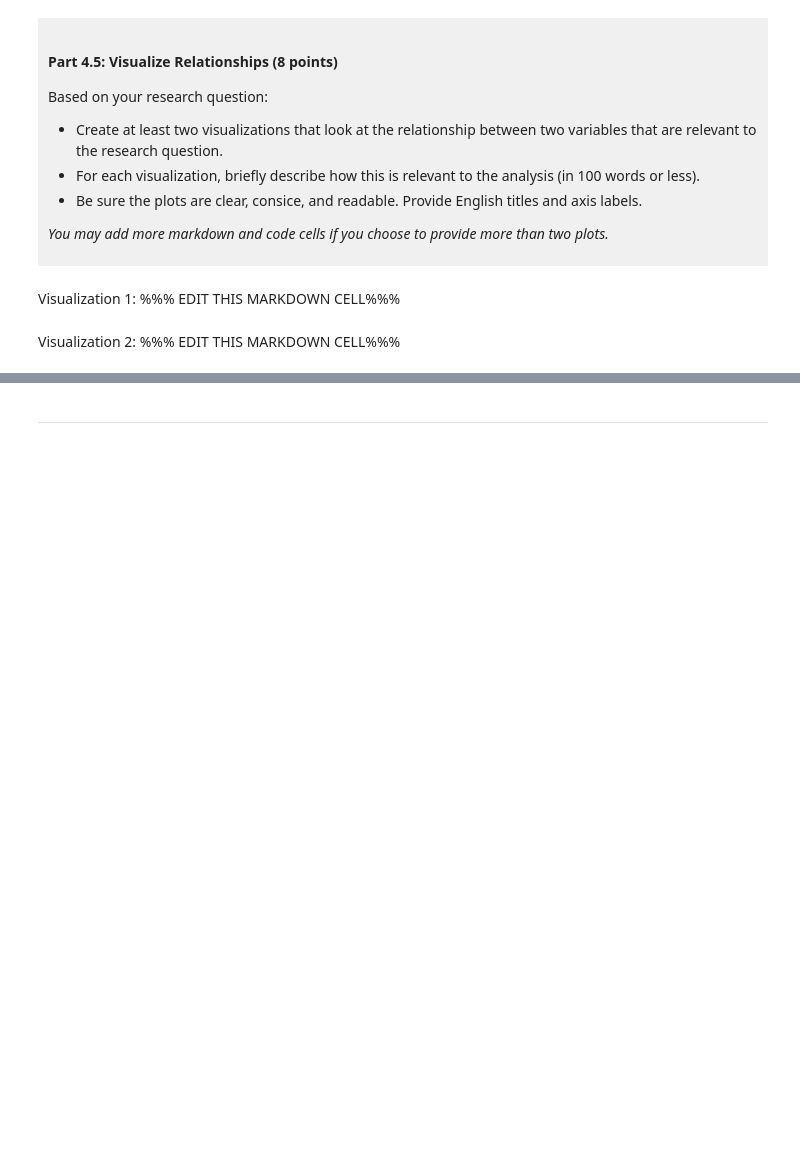
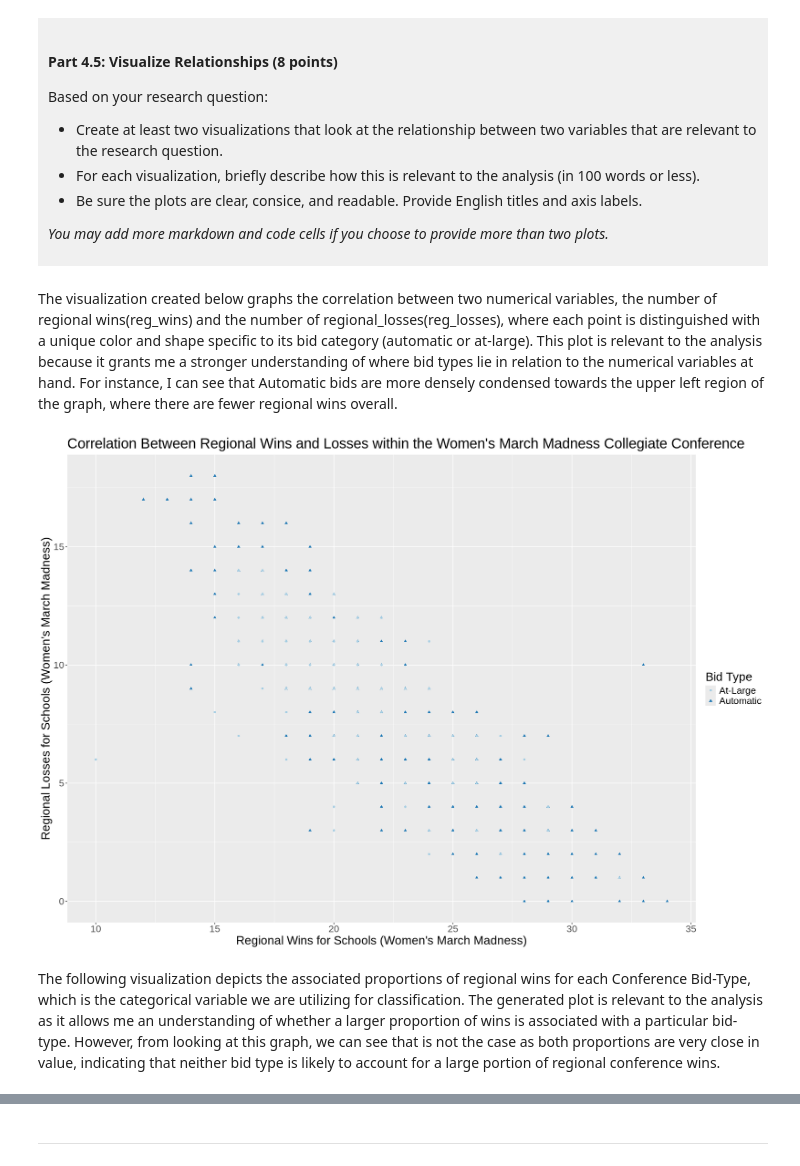
Before and after one commit to saahithikasa-max/dsci-100-project-saahithi-kasa, a Jupyter notebook: dsci-100-project-notebook.ipynb, the cells around one changed output, grey strips where cells are left out. Drawn from its saved outputs; the diff is of its cells as text; code cells hidden in the pictures; blank space fills up the shorter version.

```diff
--- a/dsci-100-project-notebook.ipynb
+++ b/dsci-100-project-notebook.ipynb
@@ -321,9 +392,27 @@ Based on your research question:
 *You may add more markdown and code cells if you choose to provide more than two plots.*
 </div>
 # %% [markdown]
-Visualization 1: %%% EDIT THIS MARKDOWN CELL%%%
+The visualization created below graphs the correlation between two numerical variables, the number of regional wins(reg_wins) and the number of regional_losses(reg_losses), where each point is distinguished with a unique color and shape specific to its bid category (automatic or at-large). This plot is relevant to the analysis because it grants me a stronger understanding of where bid types lie in relation to the numerical variables at hand. For instance, I can see that Automatic bids are more densely condensed towards the upper left region of the graph, where there are fewer regional wins overall.
 # %%
 ### EDIT THIS CODE CELL FOR VISUALIZATION 1###
+# This first visualization will plot reg wins vs reg losses and sort each point by bid type
+
+library(RColorBrewer)
+# display.brewer.all(colorblindFriendly = TRUE)
+options(repr.plot.width = 17, repr.plot.height = 12)
+reg_wins_and_losses_plot <- tidy_womens_march_madness |>
+                            ggplot(aes(x = reg_wins, y = reg_losses)) +
+                            geom_point(aes(colour = bid, shape = bid)) +
+                            labs(x = "Regional Wins for Schools (Women's March Madness)",
+                                 y = "Regional Losses for Schools (Women's March Madness)",
+                                 title = "Correlation Between Regional Wins and Losses within the Women's March Madness Collegiate Conference",
+                                 colour = "Bid Type", # Used shape and color to make the message at hand more redundant
+                                 shape = "Bid Type") +
+                                 theme(text = element_text(size = 20)) +
+                                 scale_color_brewer(palette = "Paired")
+reg_wins_and_losses_plot
+# %% [output]
+[figure, added]
 # %% [markdown]
-Visualization 2: %%% EDIT THIS MARKDOWN CELL%%%
+The following visualization depicts the associated proportions of regional wins for each Conference Bid-Type, which is the categorical variable we are utilizing for classification. The generated plot is relevant to the analysis as it allows me an understanding of whether a larger proportion of wins is associated with a particular bid-type. However, from looking at this graph, we can see that is not the case as both proportions are very close in value, indicating that neither bid type is likely to account for a large portion of regional conference wins.
 # %%
```
Also changed, not shown: parts of 7 cells of this notebook.
